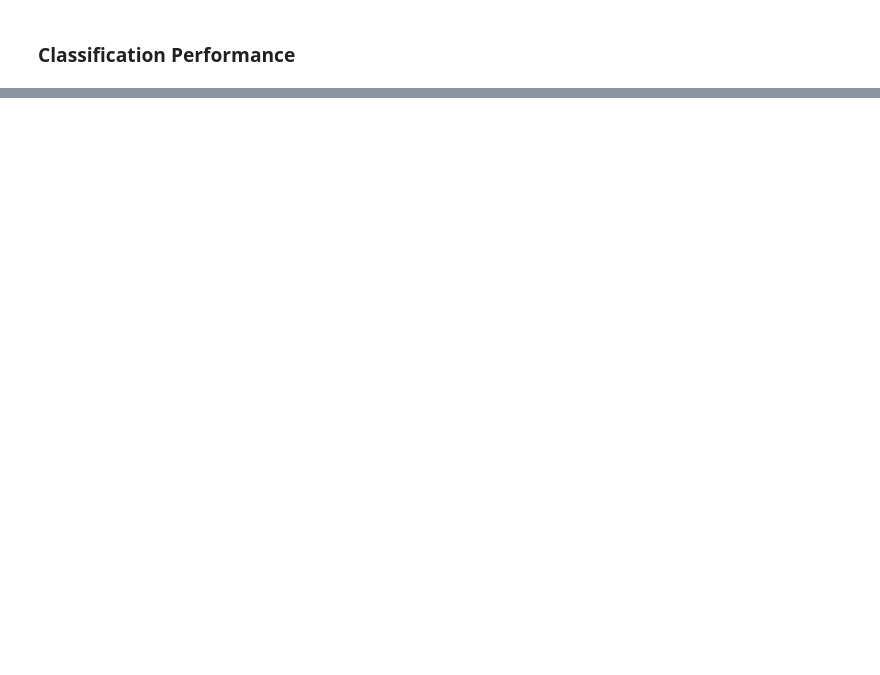
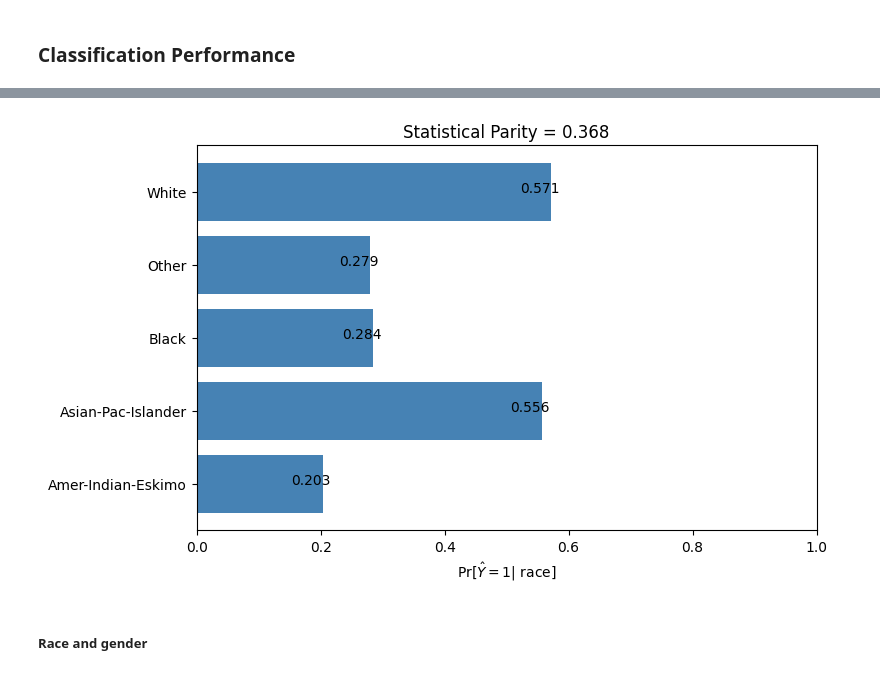
Before and after one commit to Oriiiane/SDI_DA, a Jupyter notebook: DA_notebook.ipynb, the cells around one changed output, grey strips where cells are left out. Cells and saved outputs as stored; diff of their text form; code cells hidden in the pictures; blank space fills up the shorter version.

```diff
--- a/DA_notebook.ipynb
+++ b/DA_notebook.ipynb
@@ -581,0 +515,35 @@ NameError: name 'shap' is not defined
+# %%
+# Compute P(Ŷ = 1 | gender, marital_status)
+cond_race = MetricFrame(
+    metrics=mean_prediction,
+    y_true=subytest_bis,
+    y_pred=yhat,
+    sensitive_features=subxtest_bis[['race']]
+)
+# %%
+# Extract probabilities per (gender, marital_status) group
+probas = cond_race.by_group.to_dict()
+
+groups = list(probas.keys())
+values = list(probas.values())
+# %%
+# Plot bar chart
+fig, ax = plt.subplots(figsize=(8, 5))
+ax.barh(groups, values, color="steelblue")
+
+# Add value labels on bars
+for i, v in enumerate(values):
+    ax.text(v - 0.05, i, f"{v:.3f}")
+
+# Compute Statistical Parity Difference for both features
+stat_parity = demographic_parity_difference(y_true=subytest_bis, y_pred=yhat, sensitive_features=subxtest_bis[['race']])
+
+ax.set_xlabel(r"Pr[$\hat{Y} = 1 |$ race]")
+ax.set_title(f"Statistical Parity = {stat_parity:.3f}")
+ax.set_xlim(0, 1)  # Adjust the x-axis range
+
+plt.show()
+# %% [output]
+[figure, added]
+# %% [markdown]
+##### Race and gender
```
Also changed, not shown: parts of 72 cells of this notebook.
